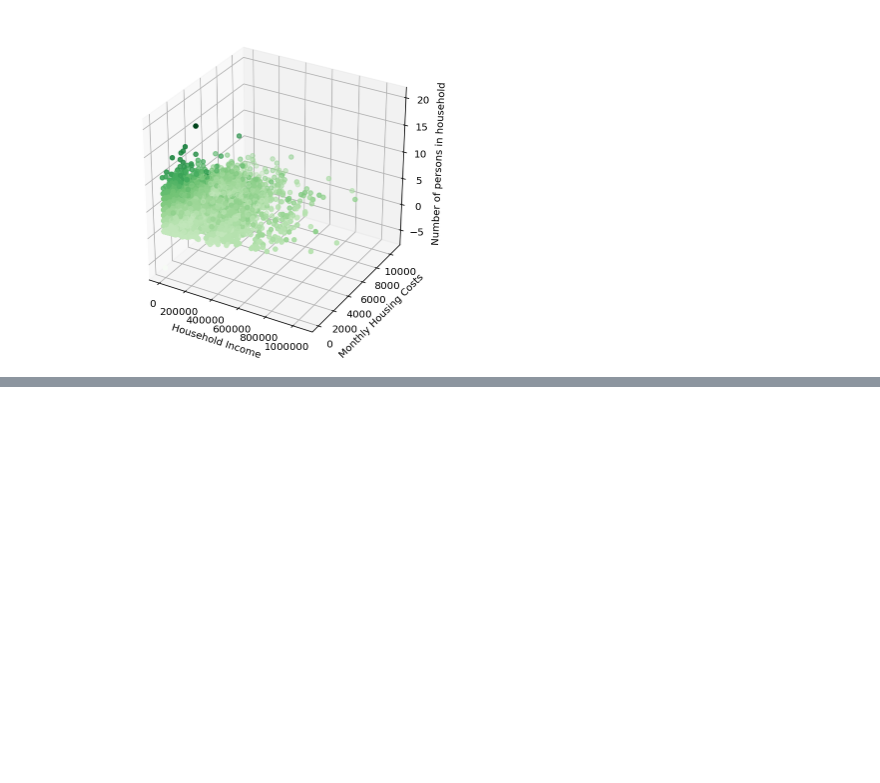
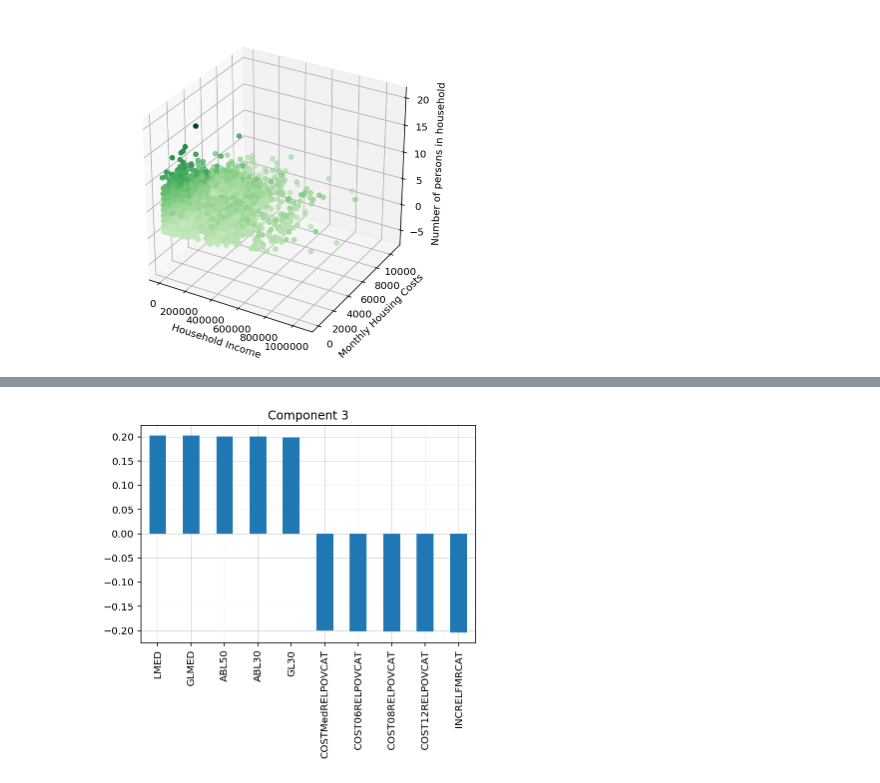
Before and after one commit to MiguelAMartinez/american-housing-survey, a Jupyter notebook: EDA.ipynb, the cells around one changed output, grey strips where cells are left out. Cells and saved outputs as stored; diff of their text form; code cells hidden in the pictures; blank space fills up the shorter version.

```diff
--- a/EDA.ipynb
+++ b/EDA.ipynb
@@ -107,0 +228,4 @@ plot_3D(x_col='ZINC2', y_col='ZSMHC', z_col='PER',df=df_national, col_names_dict
+# %%
+plot_pca(national_processed, pca, 3)
+# %% [output]
+[figure, added]
```
Also changed, not shown: parts of 40 cells of this notebook.
